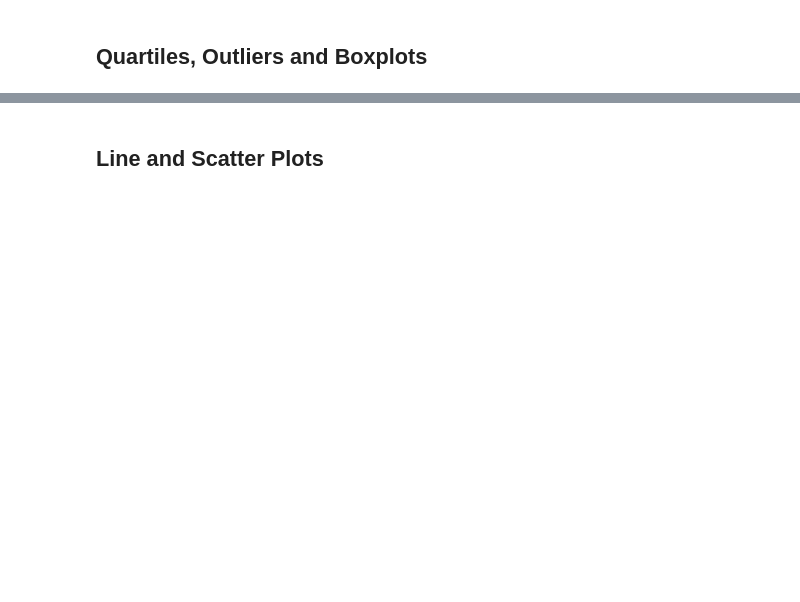
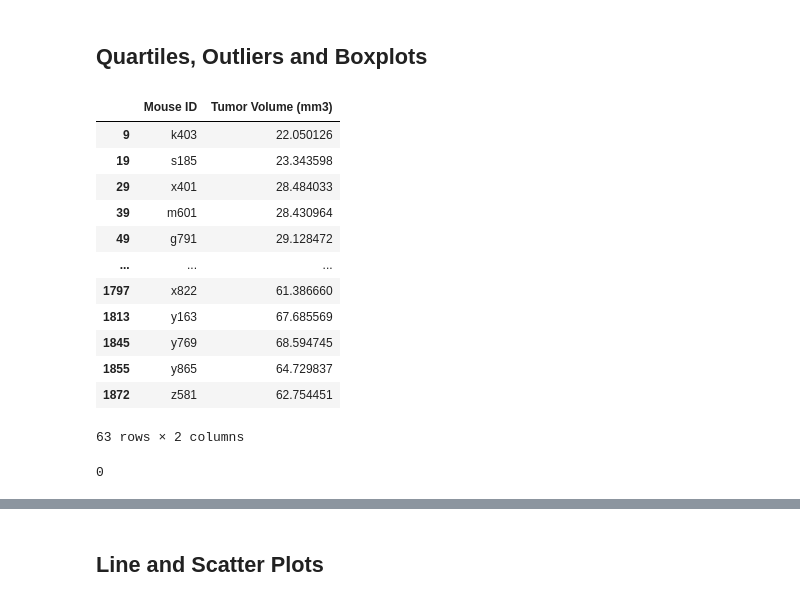
Before and after one commit to carterkioski/matplotlib-challenge, a Jupyter notebook: CarterKioski_Answer/CarterKioski_pymaceuticals.ipynb, the cells around one changed output, grey strips where cells are left out. Drawn from its saved outputs; the diff is of its cells as text; code cells hidden in the pictures; blank space fills up the shorter version.

```diff
--- a/CarterKioski_Answer/CarterKioski_pymaceuticals.ipynb
+++ b/CarterKioski_Answer/CarterKioski_pymaceuticals.ipynb
@@ -147,20 +153,42 @@ TypeError: pie() got an unexpected keyword argument 'y'
 # %%
 # Calculate the final tumor volume of each mouse across four of the treatment regimens:
 # Capomulin, Ramicane, Infubinol, and Ceftamin
-
+df = new_df.groupby('Drug Regimen')['Timepoint'].max()
+qob_df = new_df.loc[new_df['Timepoint']==45]
+qob_df = qob_df.loc[qob_df['Drug Regimen'].isin(['Capomulin','Ramicane','Infubinol','Ceftamin']),:]
 # Start by getting the last (greatest) timepoint for each mouse
-
+qob_df= qob_df[['Mouse ID','Tumor Volume (mm3)']]
+qob_df
 
 # Merge this group df with the original dataframe to get the tumor volume at the last timepoint
+# %% [output]
+|  | Mouse ID | Tumor Volume (mm3) |
+| 9 | k403 | 22.050126 |
+| 19 | s185 | 23.343598 |
+| 29 | x401 | 28.484033 |
+| 39 | m601 | 28.430964 |
+| 49 | g791 | 29.128472 |
+| ... | ... | ... |
+| 1797 | x822 | 61.386660 |
+| 1813 | y163 | 67.685569 |
+| 1845 | y769 | 68.594745 |
+| 1855 | y865 | 64.729837 |
+| 1872 | z581 | 62.754451 |
+63 rows × 2 columns
 # %%
 # Put treatments into a list for for loop (and later for plot labels)
+treatments = ['Capomulin','Ramicane','Infubinol','Ceftamin']
+# Create empty list to fill with tumor vol data (for plotting)
+tumor_data = qob_df['Tumor Volume (mm3)']
+# Calculate the IQR and quantitatively determine if there are any potential outliers.
+quartiles = tumor_data.quantile([.25,.5,.75])
+lowerq = quartiles[0.25]
+upperq = quartiles[0.75]
+iqr = upperq-lowerq
 
 
-# Create empty list to fill with tumor vol data (for plotting)
-
-
-# Calculate the IQR and quantitatively determine if there are any potential outliers.
-
+outliers = qob_df.loc[(qob_df['Tumor Volume (mm3)'] > upperq + 1.5*iqr) | (qob_df['Tumor Volume (mm3)'] < lowerq - 1.5*iqr)]
+len(outliers)
 
     # Locate the rows which contain mice on each drug and get the tumor volumes
 
@@ -169,5 +197,7 @@ TypeError: pie() got an unexpected keyword argument 'y'
 
 
     # Determine outliers using upper and lower bounds
+# %% [output]
+0
 # %%
 # Generate a box plot of the final tumor volume of each mouse across four regimens of interest
```
Also changed, not shown: parts of 3 cells of this notebook.
